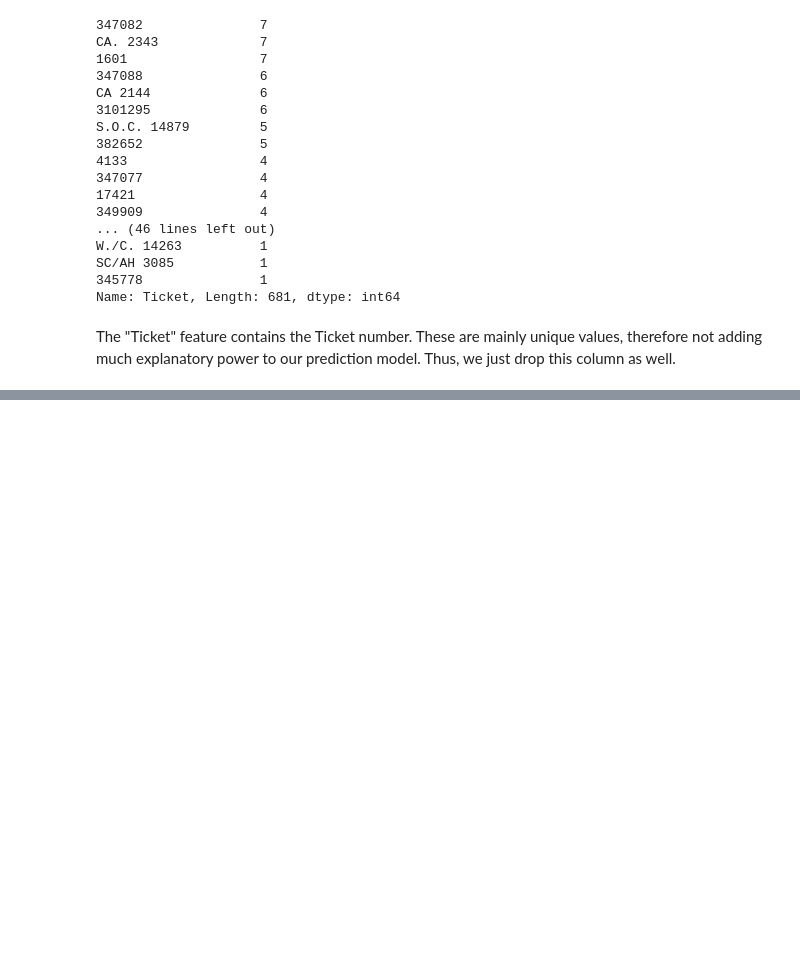
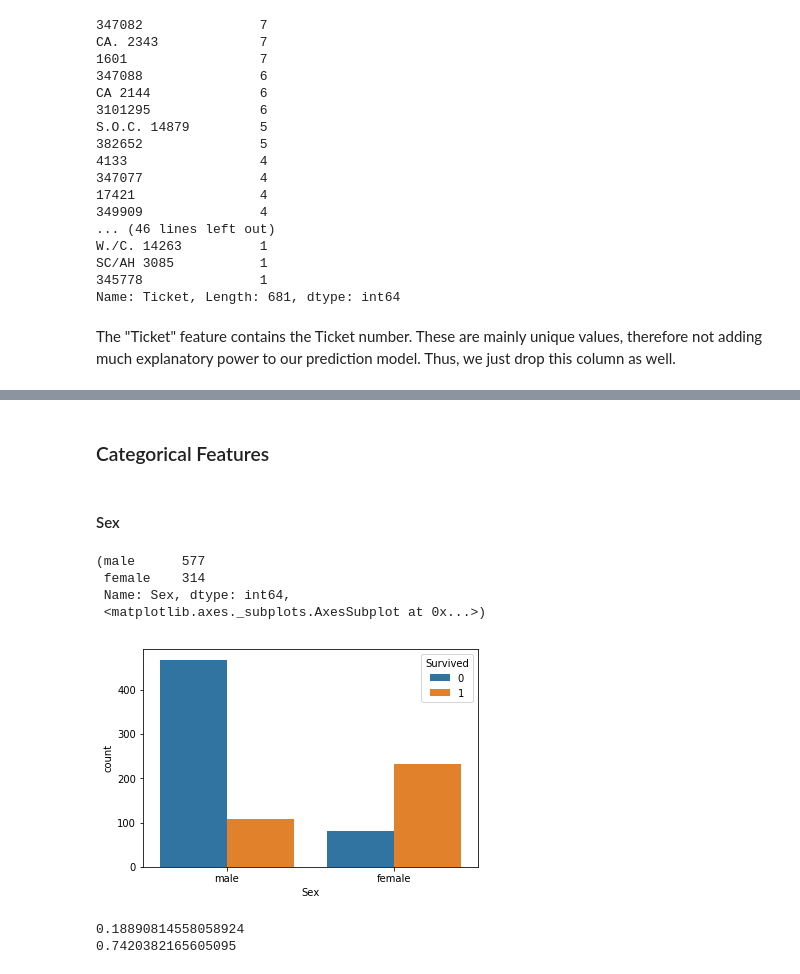
Before and after one commit to tlary/Kaggle_Titanic, a Jupyter notebook: Titanic.ipynb, the cells around one changed output, grey strips where cells are left out. Drawn from its saved outputs; the diff is of its cells as text; code cells hidden in the pictures; blank space fills up the shorter version.

Commit message:
EDA for categorical features

```diff
--- a/Titanic.ipynb
+++ b/Titanic.ipynb
@@ -225,0 +242,18 @@ test = test.drop("Ticket", axis=1)
+# %% [markdown]
+### Categorical Features
+# %% [markdown]
+#### Sex
+# %%
+train.Sex.value_counts(), sns.countplot(data=train, x="Sex", hue="Survived")
+# %% [output]
+(male      577
+ female    314
+ Name: Sex, dtype: int64,
+ <matplotlib.axes._subplots.AxesSubplot at 0x...>)
+[figure, added]
+# %%
+print(np.mean(train.Survived[train["Sex"]=="male"]))
+print(np.mean(train.Survived[train["Sex"]=="female"]))
+# %% [output]
+0.18890814558058924
+0.7420382165605095
```
Also changed, not shown: parts of 29 cells of this notebook.
